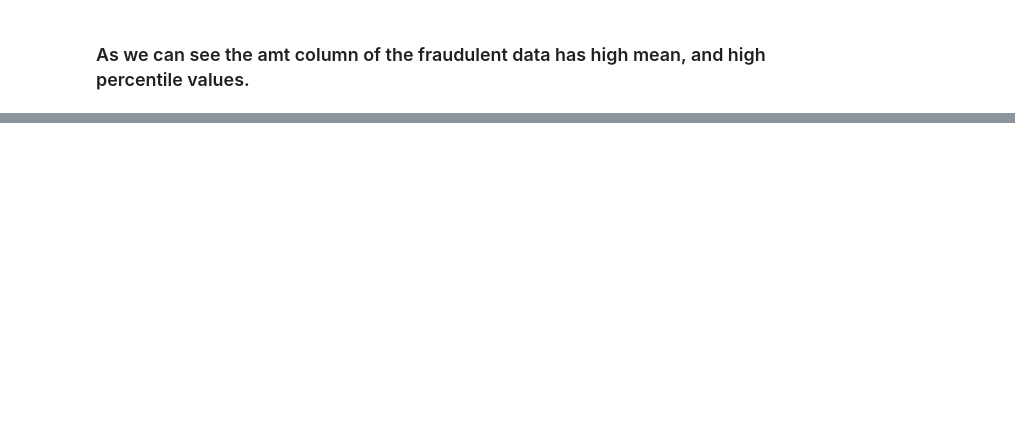
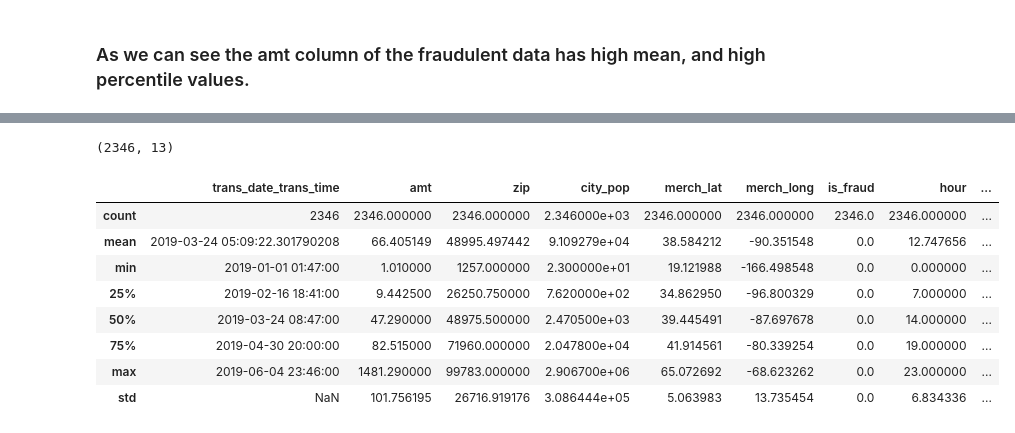
Before and after one commit to InspectorGoole/ML-project, a Jupyter notebook: detect.ipynb, the cells around one changed output, grey strips where cells are left out. Drawn from its saved outputs; the diff is of its cells as text; code cells hidden in the pictures; blank space fills up the shorter version.

```diff
--- a/detect.ipynb
+++ b/detect.ipynb
@@ -343,0 +372,5 @@ AttributeError: 'numpy.ndarray' object has no attribute 'head'
+# %%
+# WE are going to keep the same number of non fraud data as fraud data
+
+non_fraud_sample = non_fraud_data.sample(n=2346)
+non_fraud_sample.head()
@@ -343,0 +384,16 @@ AttributeError: 'numpy.ndarray' object has no attribute 'head'
+# %%
+non_fraud_sample.shape
+# %% [output]
+(2346, 13)
+# %%
+non_fraud_sample.describe()
+# %% [output]
+|  | trans_date_trans_time | amt | zip | city_pop | merch_lat | merch_long | is_fraud | hour | ... |
+| count | 2346 | 2346.000000 | 2346.000000 | 2.346000e+03 | 2346.000000 | 2346.000000 | 2346.0 | 2346.000000 | ... |
+| mean | 2019-03-24 05:09:22.301790208 | 66.405149 | 48995.497442 | 9.109279e+04 | 38.584212 | -90.351548 | 0.0 | 12.747656 | ... |
+| min | 2019-01-01 01:47:00 | 1.010000 | 1257.000000 | 2.300000e+01 | 19.121988 | -166.498548 | 0.0 | 0.000000 | ... |
+| 25% | 2019-02-16 18:41:00 | 9.442500 | 26250.750000 | 7.620000e+02 | 34.862950 | -96.800329 | 0.0 | 7.000000 | ... |
+| 50% | 2019-03-24 08:47:00 | 47.290000 | 48975.500000 | 2.470500e+03 | 39.445491 | -87.697678 | 0.0 | 14.000000 | ... |
+| 75% | 2019-04-30 20:00:00 | 82.515000 | 71960.000000 | 2.047800e+04 | 41.914561 | -80.339254 | 0.0 | 19.000000 | ... |
+| max | 2019-06-04 23:46:00 | 1481.290000 | 99783.000000 | 2.906700e+06 | 65.072692 | -68.623262 | 0.0 | 23.000000 | ... |
+| std | NaN | 101.756195 | 26716.919176 | 3.086444e+05 | 5.063983 | 13.735454 | 0.0 | 6.834336 | ... |
```
Also changed, not shown: parts of 29 cells of this notebook.
